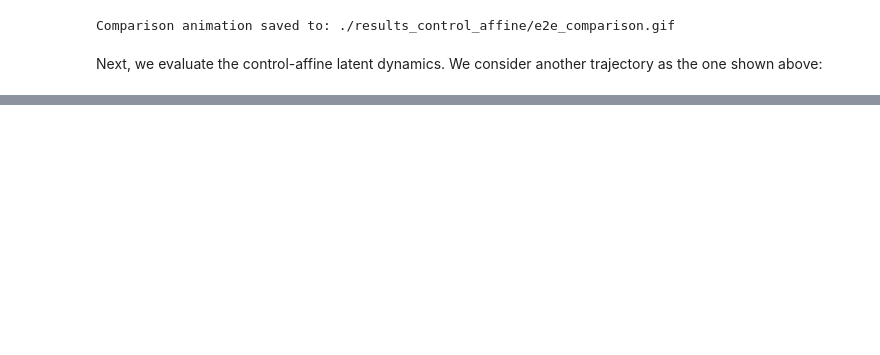
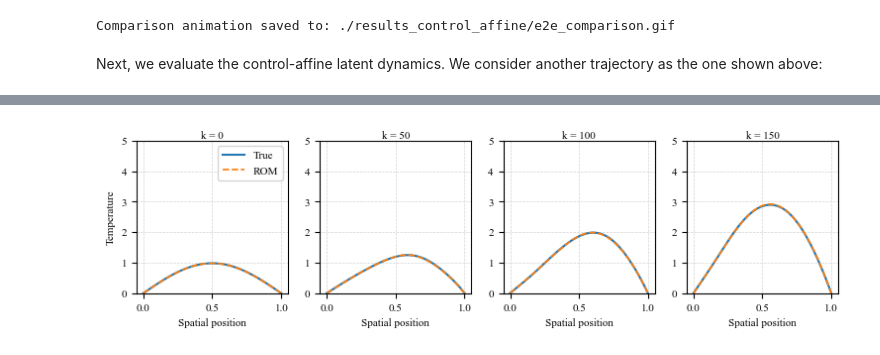
Before and after one commit to mjalled/DeepE2EROM, a Jupyter notebook: examples/heat_diffusion/ROM.ipynb, the cells around one changed output, grey strips where cells are left out. Cells and saved outputs as stored; diff of their text form; code cells hidden in the pictures; blank space fills up the shorter version.

```diff
--- a/examples/heat_diffusion/ROM.ipynb
+++ b/examples/heat_diffusion/ROM.ipynb
@@ -448,0 +547,80 @@ Latent RMSE per-dim: 0.169586, 1.284243, 0.537751, 1.032406, 0.972244, 1.043405
+# %%
+# load the model
+model_linear.load_state_dict(torch.load('./results_linear/best_model.pth'))
+
+# Evaluate a test simulation
+sim_idx = 470
+sim_length = 200
+init_idx = 0 # randomly chosen initial conditions
+test_sim = processed_data['simulations']['test'][sim_idx]
+
+# get initial conditions and controls
+X0 = test_sim.states_scaled[0, init_idx:init_idx+lookback]
+U = test_sim.controls_scaled[0, init_idx:]
+
+# ground truth states
+true_states = test_sim.states_scaled[0, init_idx+lookback:init_idx+lookback+sim_length].cpu()
+print("True states shape:", true_states.shape)
+
+# simulate
+pred_latents, pred_states = model_linear.simulate(X0, U, sim_length) # Input sequences should not be batched
+
+# Compute RMSE between ground_truth and predicted_dynamics
+with torch.no_grad():                                                      # (T-seq, H, W)
+    rmse = torch.sqrt(torch.mean((true_states - pred_states) ** 2)).item()
+print(f"RMSE: {rmse:.6f}")
+
+# plot multiple snapshots
+num_timesteps = 4
+fig, axs = plt.subplots(1, num_timesteps, figsize=(9.15, 2), gridspec_kw={'wspace': 0.21, 'hspace': 0.0})
+step_size = pred_states.shape[0] // num_timesteps
+axs = np.atleast_1d(axs) # type: ignore
+for t in range(num_timesteps):
+    timestep = t * step_size
+    axs[t].plot(np.linspace(0,1,true_states.shape[1]), true_states[timestep], color='C0', label='True')
+    axs[t].set_title(r"k = {}".format(timestep), fontproperties=times_font, pad=1)
+    axs[t].plot(np.linspace(0,1,pred_states.shape[1]), pred_states[timestep], color='C1', linestyle='--', label='ROM', linewidth=1.25)
+    axs[t].grid(color='lightgray', linestyle='--', linewidth=0.5)
+    axs[t].set_xlabel('Spatial position', fontproperties=times_font)
+    axs[t].set_ylim([0, 5])
+    if t == 0:
+        axs[t].set_ylabel('Temperature', fontproperties=times_font)
+        axs[t].legend(prop=times_font_leg)
+for ax in axs:
+    for label in ax.get_xticklabels() + ax.get_yticklabels():
+        label.set_fontproperties(times_font)
+fig.savefig("./results_linear/state_reconstruction_comparison.pdf", dpi=300, bbox_inches='tight')
+plt.show()
+
+# Get the true latents
+model_linear.eval()
+true_states_tensor = true_states.clone().detach().to(device)
+with torch.no_grad():
+    true_latents = model_linear.encoder(true_states_tensor).cpu() # input shape for the encoder (*, nb_channels, height, width)
+
+
+# Plot latent dynamics comparison for all latent dimensions in a 2x3 grid
+vis_latent = latent_dim  # show all latent dimensions
+fig, axs = plt.subplots(2, 3, figsize=(9, 4))
+axs = axs.flatten()
+for t in range(vis_latent):
+    axs[t].plot(true_latents[:, t], color='C0')
+    axs[t].plot(pred_latents[:, t], linestyle='--', color='C1', linewidth=1.25)
+    axs[t].set_ylabel(r"$z_{}$".format(t+1), fontproperties=times_font)
+    axs[t].set_xlabel('Time step', fontproperties=times_font)
+    if t == 0:
+        axs[t].legend(['True - Encoded frames', 'ROM - Latent'], prop=times_font_leg)
+    axs[t].grid(color='lightgray', linestyle='--', linewidth=0.5)
+for ax in axs:
+    for label in ax.get_xticklabels() + ax.get_yticklabels():
+        label.set_fontproperties(times_font)
+plt.tight_layout()
+fig.savefig("./results_linear/latent_dynamics_comparison.pdf", dpi=300, bbox_inches='tight')
+# Compute RMSE
+with torch.no_grad():
+    diff = pred_latents - true_latents
+    latent_rmse_overall = torch.sqrt(torch.mean(diff ** 2)).item()
+    latent_rmse_per_dim = torch.sqrt(torch.mean(diff ** 2, dim=0)).detach().cpu()
+print(f"\nLatent RMSE (overall): {latent_rmse_overall:.6f}")
+print("Latent RMSE per-dim: " + ", ".join([f"{v:.6f}" for v in latent_rmse_per_dim]))
+# %% [output]
@@ -448,0 +629 @@ Latent RMSE per-dim: 0.169586, 1.284243, 0.537751, 1.032406, 0.972244, 1.043405
+[figure, added]
```
Also changed, not shown: parts of 15 cells of this notebook, 16 other files.
